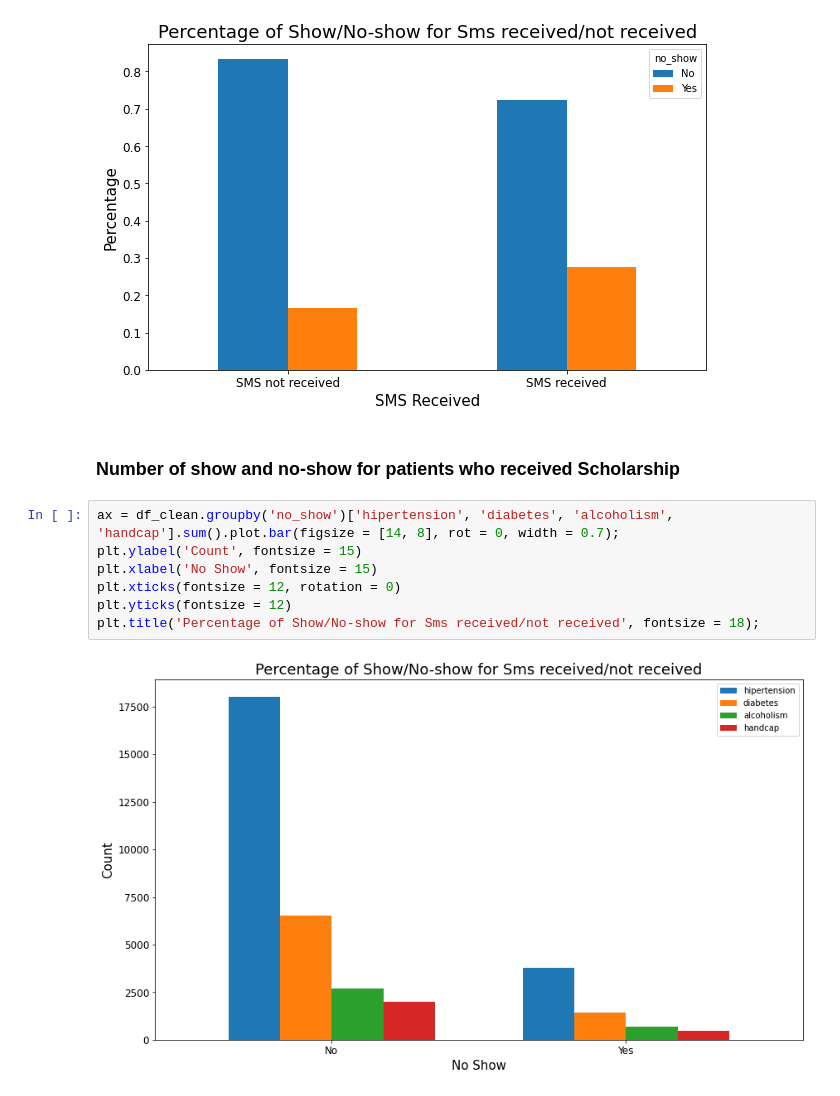
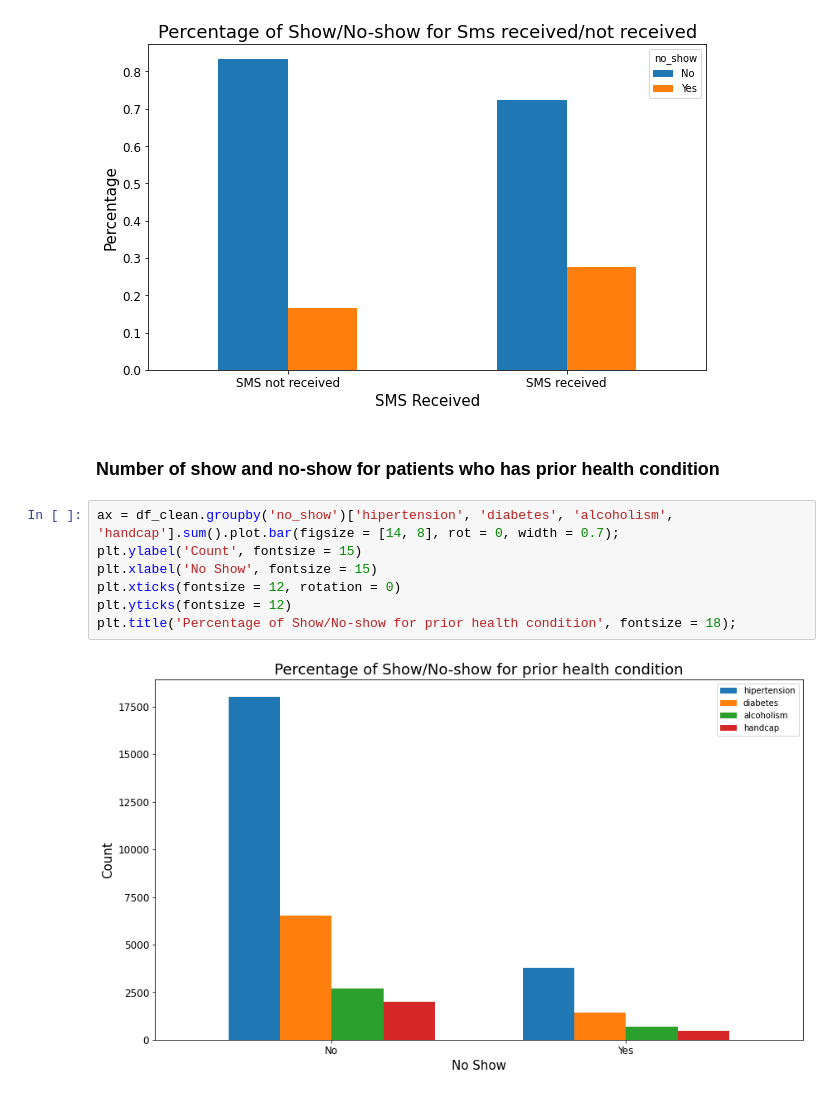
Before and after one commit to ashraf34/No-show-Appointment-, a Jupyter notebook: hola_miya_final.ipynb, the cells around one changed output. Saved outputs shown, nothing was run; the diff lists cells and outputs as text.

```diff
--- a/hola_miya_final.ipynb
+++ b/hola_miya_final.ipynb
@@ -271,13 +271,13 @@ plt.title('Percentage of Show/No-show for Sms received/not received', fontsize =
 # %% [output]
 [figure]
 # %% [markdown]
-### Number of show and no-show for patients who received Scholarship
+### Number of show and no-show for patients who has prior health condition
 # %%
 ax = df_clean.groupby('no_show')['hipertension', 'diabetes', 'alcoholism', 'handcap'].sum().plot.bar(figsize = [14, 8], rot = 0, width = 0.7);
 plt.ylabel('Count', fontsize = 15)
 plt.xlabel('No Show', fontsize = 15)
 plt.xticks(fontsize = 12, rotation = 0)
 plt.yticks(fontsize = 12)
-plt.title('Percentage of Show/No-show for Sms received/not received', fontsize = 18);
+plt.title('Percentage of Show/No-show for prior health condition', fontsize = 18);
 # %% [output]
-[figure, old version]
+[figure, new version]
```
